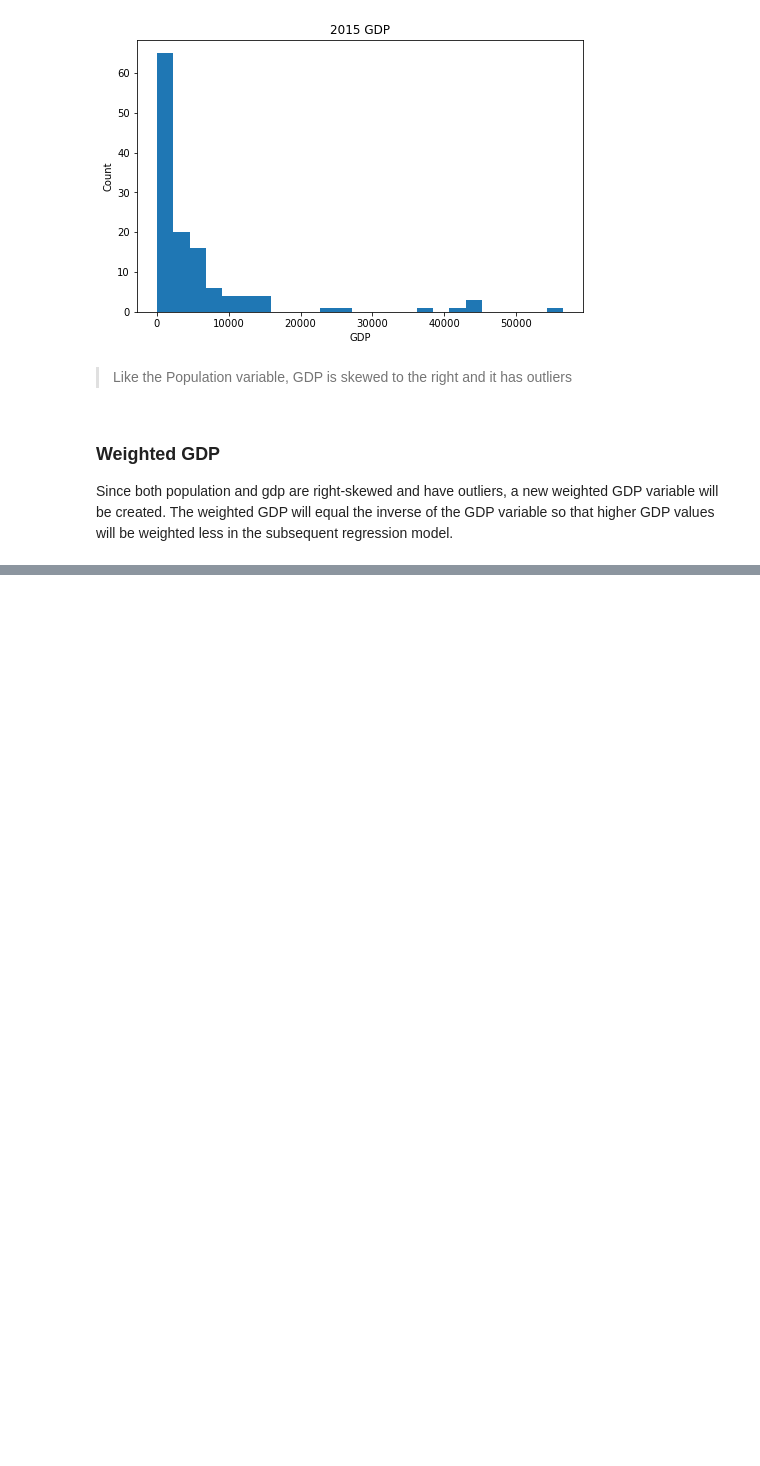
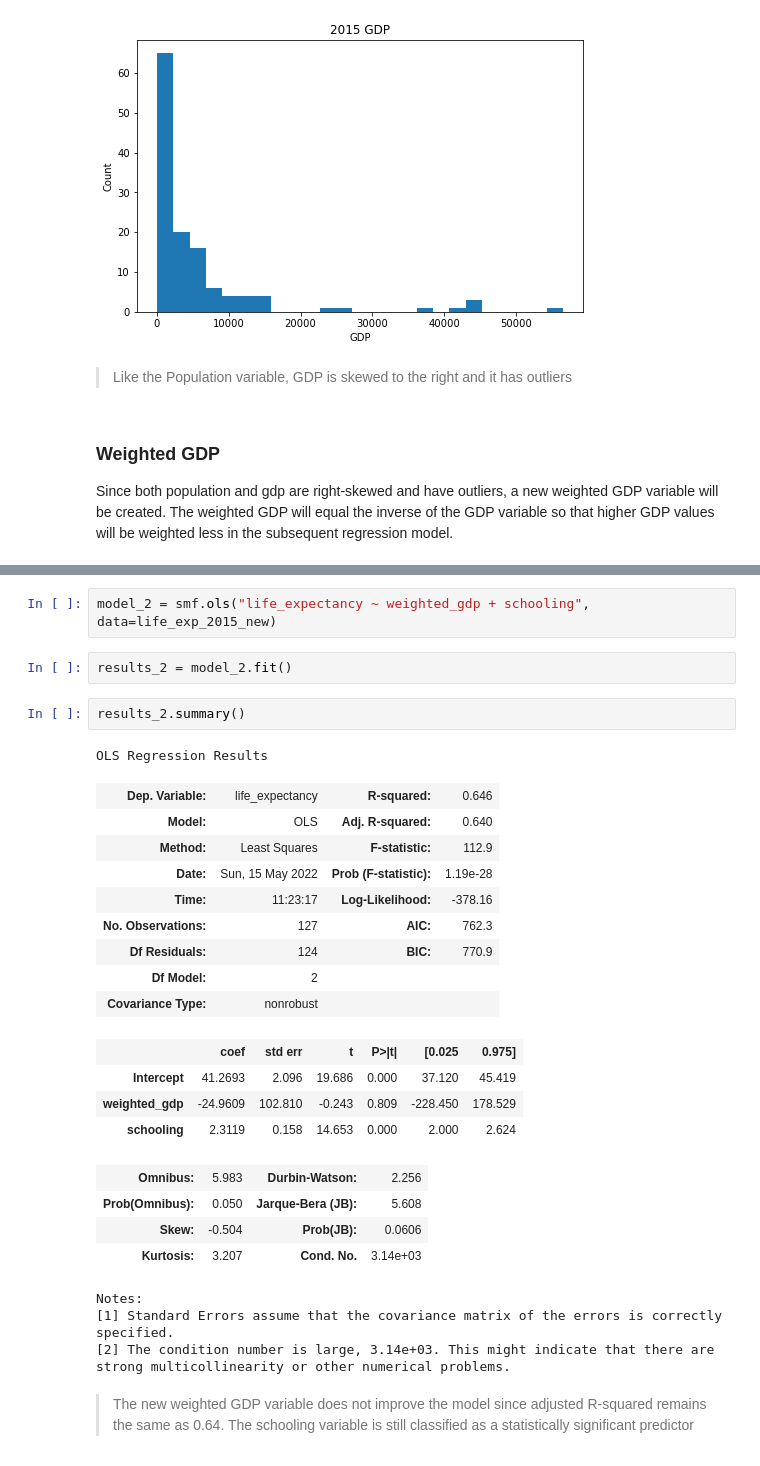
Before and after one commit to mwalbers1/DSC-607-Summer-2022, a Jupyter notebook: module-1-assignment.ipynb, the cells around one changed output, grey strips where cells are left out. Cells and saved outputs as stored; diff of their text form; blank space fills up the shorter version.

```diff
--- a/module-1-assignment.ipynb
+++ b/module-1-assignment.ipynb
@@ -345,0 +384,31 @@ Since both population and gdp are right-skewed and have outliers, a new weighted
+# %%
+model_2 = smf.ols("life_expectancy ~ weighted_gdp + schooling", data=life_exp_2015_new)
+# %%
+results_2 = model_2.fit()
+# %%
+results_2.summary()
+# %% [output]
+OLS Regression Results
+| Dep. Variable: | life_expectancy | R-squared: | 0.646 |
+| Model: | OLS | Adj. R-squared: | 0.640 |
+| Method: | Least Squares | F-statistic: | 112.9 |
+| Date: | Sun, 15 May 2022 | Prob (F-statistic): | 1.19e-28 |
+| Time: | 11:23:17 | Log-Likelihood: | -378.16 |
+| No. Observations: | 127 | AIC: | 762.3 |
+| Df Residuals: | 124 | BIC: | 770.9 |
+| Df Model: | 2 |  |  |
+| Covariance Type: | nonrobust |  |  |
+|  | coef | std err | t | P>|t| | [0.025 | 0.975] |
+| Intercept | 41.2693 | 2.096 | 19.686 | 0.000 | 37.120 | 45.419 |
+| weighted_gdp | -24.9609 | 102.810 | -0.243 | 0.809 | -228.450 | 178.529 |
+| schooling | 2.3119 | 0.158 | 14.653 | 0.000 | 2.000 | 2.624 |
+| Omnibus: | 5.983 | Durbin-Watson: | 2.256 |
+| Prob(Omnibus): | 0.050 | Jarque-Bera (JB): | 5.608 |
+| Skew: | -0.504 | Prob(JB): | 0.0606 |
+| Kurtosis: | 3.207 | Cond. No. | 3.14e+03 |
+Notes:
+[1] Standard Errors assume that the covariance matrix of the errors is correctly specified.
+[2] The condition number is large, 3.14e+03. This might indicate that there are
+strong multicollinearity or other numerical problems.
+# %% [markdown]
+> The new weighted GDP variable does not improve the model since adjusted R-squared remains the same as 0.64.  The schooling variable is still classified as a statistically significant predictor
```
Also changed, not shown: parts of 15 cells of this notebook.
